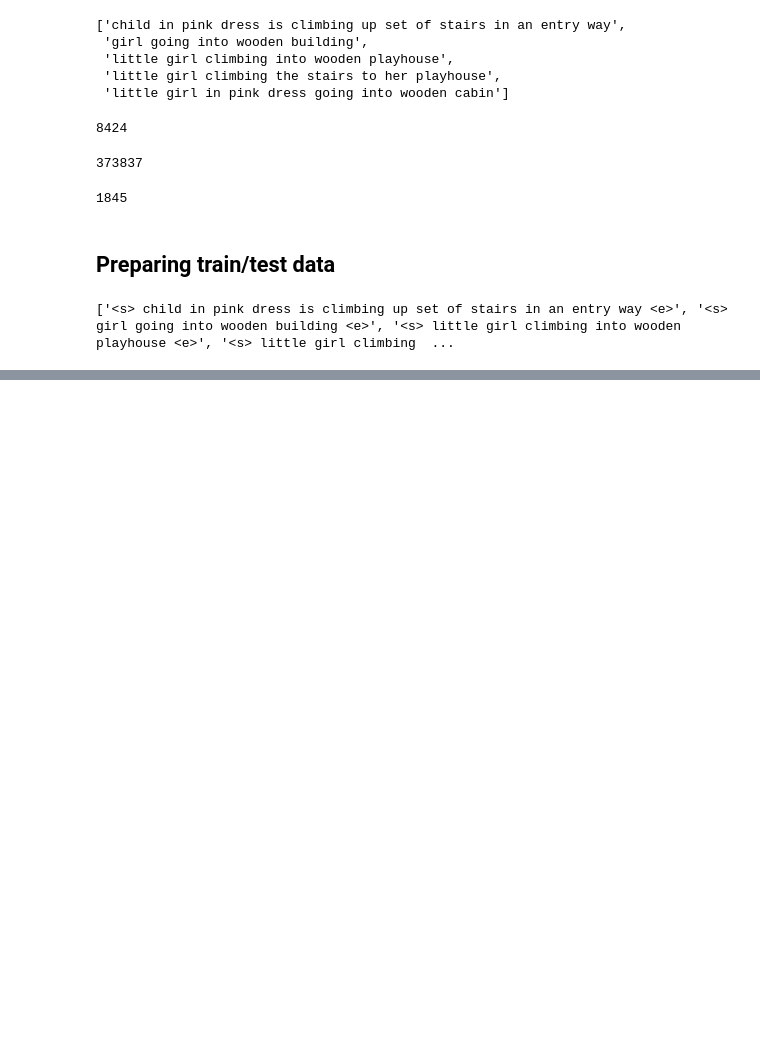
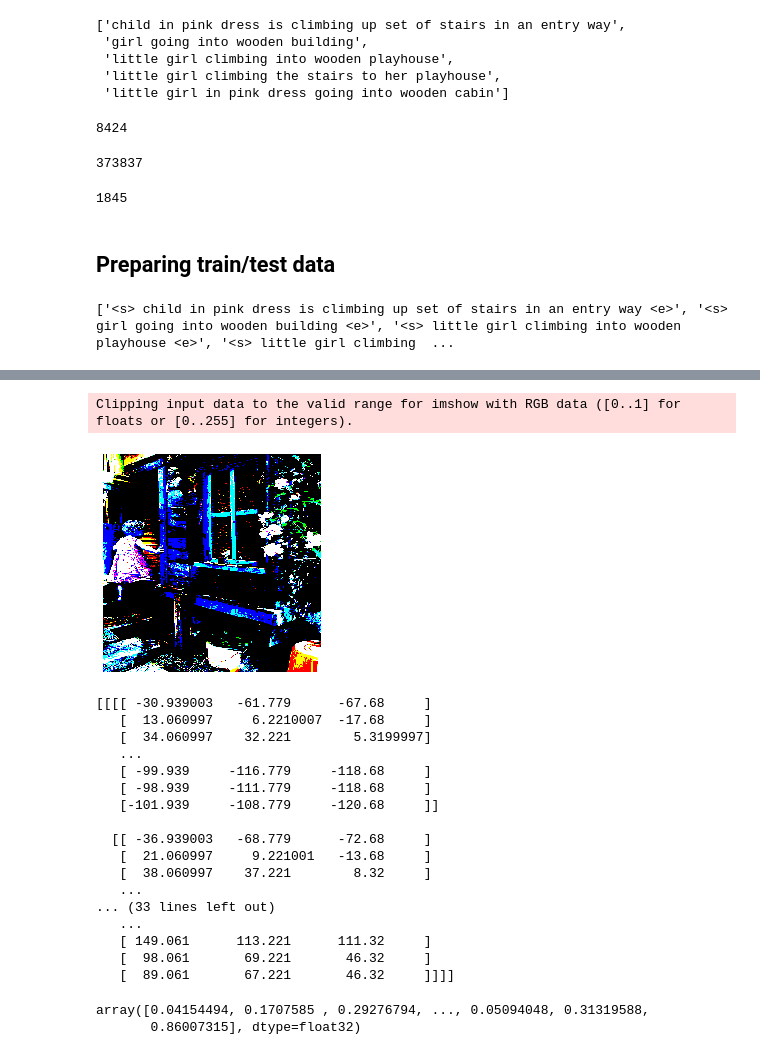
Before and after one commit to prakhar154/image_captioning, a Jupyter notebook: code.ipynb, the cells around one changed output, grey strips where cells are left out. Cells and saved outputs as stored; diff of their text form; code cells hidden in the pictures; blank space fills up the shorter version.

Commit message:
images preprocessed

```diff
--- a/code.ipynb
+++ b/code.ipynb
@@ -146,0 +180,35 @@ print(train_discriptions["1000268201_693b08cb0e"])
+# %%
+def img_preprocess(img):
+    img = image.load_img(img, target_size=(224, 224))
+    img = image.img_to_array(img)
+    img = np.expand_dims(img, axis=0)
+    # Normalization
+    img = preprocess_input(img)
+    return img
+# %%
+# img = cv2.imread(img_path+"1000268201_693b08cb0e.jpg")
+img = img_preprocess(img_path+"1000268201_693b08cb0e.jpg")
+plt.imshow(img[0])
+plt.axis('off')
+plt.show()
+print(img)
+# %% [output]
+Clipping input data to the valid range for imshow with RGB data ([0..1] for floats or [0..255] for integers).
+[figure, added]
+[[[[ -30.939003   -61.779      -67.68     ]
+   [  13.060997     6.2210007  -17.68     ]
+   [  34.060997    32.221        5.3199997]
+   ...
+   [ -99.939     -116.779     -118.68     ]
+   [ -98.939     -111.779     -118.68     ]
+   [-101.939     -108.779     -120.68     ]]
+
+  [[ -36.939003   -68.779      -72.68     ]
+   [  21.060997     9.221001   -13.68     ]
+   [  38.060997    37.221        8.32     ]
+   ...
+... (33 lines left out)
+   ...
+   [ 149.061      113.221      111.32     ]
+   [  98.061       69.221       46.32     ]
+   [  89.061       67.221       46.32     ]]]]
@@ -146,0 +222,5 @@ print(train_discriptions["1000268201_693b08cb0e"])
+# %%
+encode_img(img_path+"1000268201_693b08cb0e.jpg")
+# %% [output]
+array([0.04154494, 0.1707585 , 0.29276794, ..., 0.05094048, 0.31319588,
+       0.86007315], dtype=float32)
```
Also changed, not shown: parts of 9 cells of this notebook.
